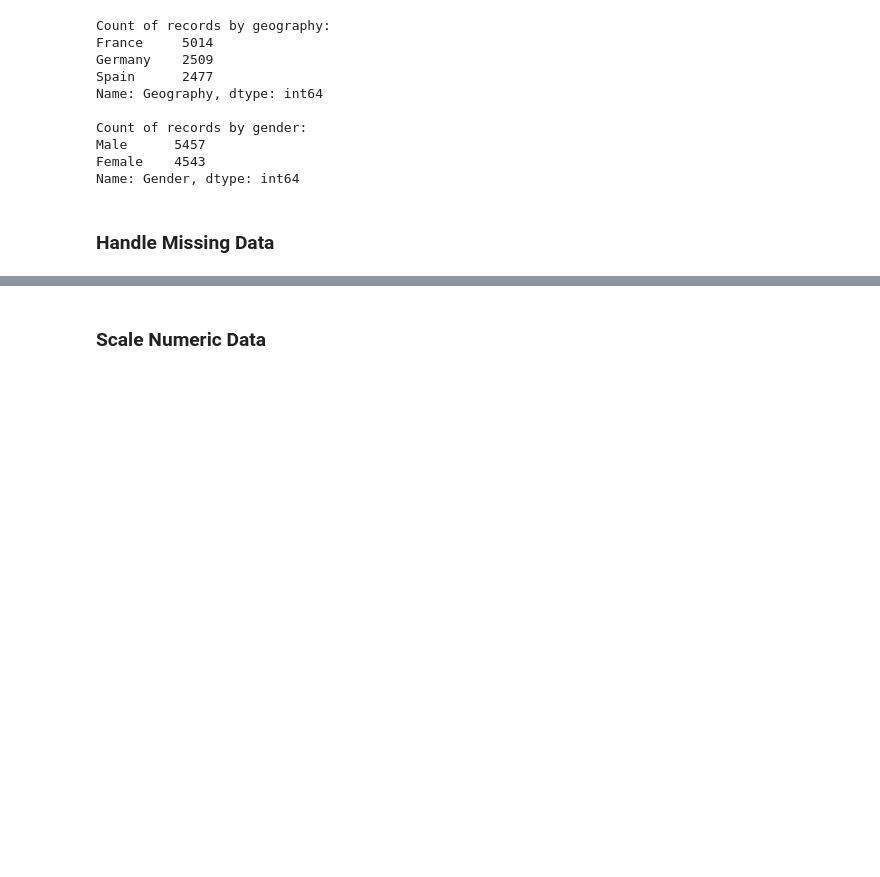
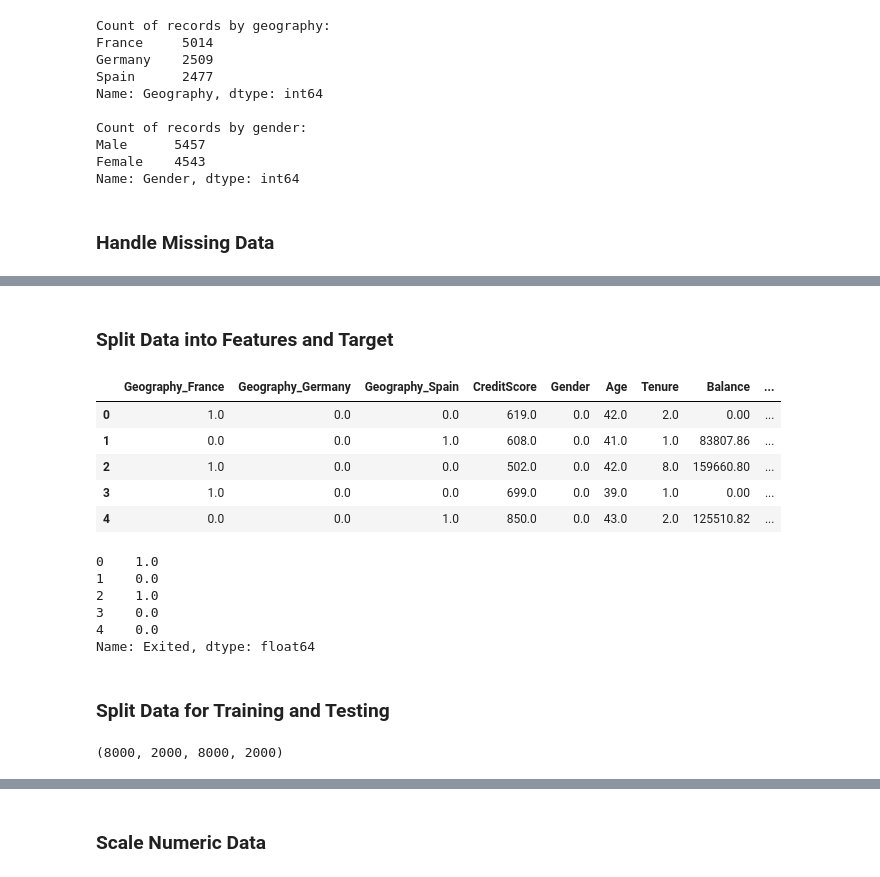
Before and after one commit to GoAshim/Artificial-Neural-Network-with-TensorFlow, a Jupyter notebook: 06_Binary_Classification_using_TensorFlow_Predict_Customer_Churn.ipynb, the cells around one changed output, grey strips where cells are left out. Cells and saved outputs as stored; diff of their text form; code cells hidden in the pictures; blank space fills up the shorter version.

```diff
--- a/06_Binary_Classification_using_TensorFlow_Predict_Customer_Churn.ipynb
+++ b/06_Binary_Classification_using_TensorFlow_Predict_Customer_Churn.ipynb
@@ -114,0 +207,26 @@ Name: Gender, dtype: int64
+# %% [markdown]
+### Split Data into Features and Target
+# %%
+# Create feature dataset
+X = df04.drop(columns=['Exited'])
+X.head()
+# %% [output]
+|  | Geography_France | Geography_Germany | Geography_Spain | CreditScore | Gender | Age | Tenure | Balance | ... |
+| 0 | 1.0 | 0.0 | 0.0 | 619.0 | 0.0 | 42.0 | 2.0 | 0.00 | ... |
+| 1 | 0.0 | 0.0 | 1.0 | 608.0 | 0.0 | 41.0 | 1.0 | 83807.86 | ... |
+| 2 | 1.0 | 0.0 | 0.0 | 502.0 | 0.0 | 42.0 | 8.0 | 159660.80 | ... |
+| 3 | 1.0 | 0.0 | 0.0 | 699.0 | 0.0 | 39.0 | 1.0 | 0.00 | ... |
+| 4 | 0.0 | 0.0 | 1.0 | 850.0 | 0.0 | 43.0 | 2.0 | 125510.82 | ... |
+# %%
+# Create target or label dataset
+y = df04['Exited']
+y.head()
+# %% [output]
+0    1.0
+1    0.0
+2    1.0
+3    0.0
+4    0.0
+Name: Exited, dtype: float64
+# %% [markdown]
+### Split Data for Training and Testing
@@ -114,0 +236,5 @@ Name: Gender, dtype: int64
+# %%
+# Check number of records in the training and test data
+len(X_train), len(X_test), len(y_train), len(y_test)
+# %% [output]
+(8000, 2000, 8000, 2000)
```
Also changed, not shown: parts of 20 cells of this notebook.
